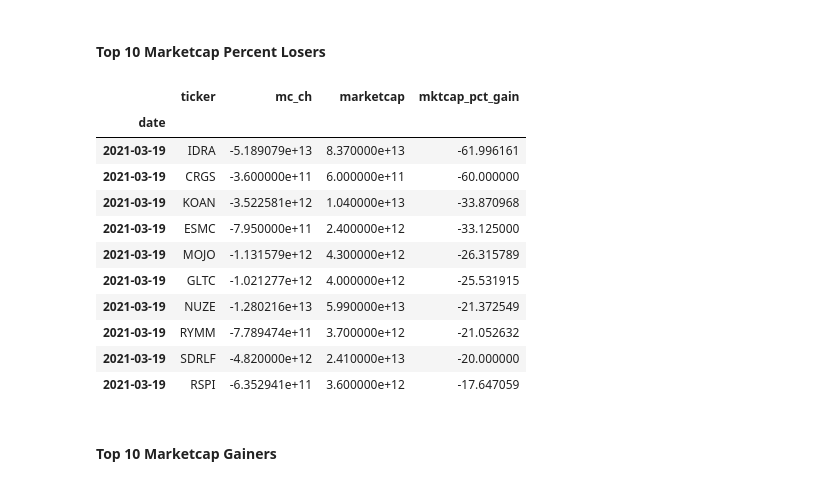
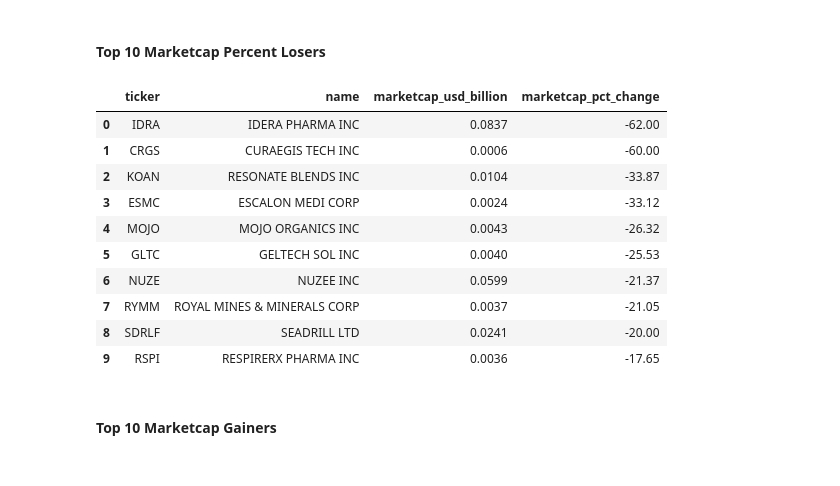
Before and after one commit to fidapco/notebooks, a Jupyter notebook: todays_market.ipynb, the cells around one changed output. Saved outputs shown, nothing was run; the diff lists cells and outputs as text; code cells hidden in the pictures.

```diff
--- a/todays_market.ipynb
+++ b/todays_market.ipynb
@@ -103,19 +96,19 @@ df_tickers[['ticker','mc_ch', 'marketcap','mktcap_pct_gain']].sort_values(by='mk
 # %% [markdown]
 #### Top 10 Marketcap Percent Losers
-# %%
-df_tickers[['ticker','mc_ch', 'marketcap','mktcap_pct_gain']].sort_values(by='mktcap_pct_gain').head(10)
-# %% [output]
-|  | ticker | mc_ch | marketcap | mktcap_pct_gain |
-| date |  |  |  |  |
-| 2021-03-19 | IDRA | -5.189079e+13 | 8.370000e+13 | -61.996161 |
-| 2021-03-19 | CRGS | -3.600000e+11 | 6.000000e+11 | -60.000000 |
-| 2021-03-19 | KOAN | -3.522581e+12 | 1.040000e+13 | -33.870968 |
-| 2021-03-19 | ESMC | -7.950000e+11 | 2.400000e+12 | -33.125000 |
-| 2021-03-19 | MOJO | -1.131579e+12 | 4.300000e+12 | -26.315789 |
-| 2021-03-19 | GLTC | -1.021277e+12 | 4.000000e+12 | -25.531915 |
-| 2021-03-19 | NUZE | -1.280216e+13 | 5.990000e+13 | -21.372549 |
-| 2021-03-19 | RYMM | -7.789474e+11 | 3.700000e+12 | -21.052632 |
-| 2021-03-19 | SDRLF | -4.820000e+12 | 2.410000e+13 | -20.000000 |
-| 2021-03-19 | RSPI | -6.352941e+11 | 3.600000e+12 | -17.647059 |
+# %%
+df_mc_pct_losers = fidap.sql("""SELECT "ticker", "name", "marketcap"/1e15 as "marketcap_usd_billion", ROUND(100*DIV0("mc_ch","marketcap"),2) as "marketcap_pct_change" FROM "FIDAP_DATA_SOURCES"."FIDAP_SCHEMA"."tickers" WHERE "marketcap" IS NOT NULL ORDER BY "marketcap_pct_change" ASC LIMIT 10;""")
+df_mc_pct_losers
+# %% [output]
+|  | ticker | name | marketcap_usd_billion | marketcap_pct_change |
+| 0 | IDRA | IDERA PHARMA INC | 0.0837 | -62.00 |
+| 1 | CRGS | CURAEGIS TECH INC | 0.0006 | -60.00 |
+| 2 | KOAN | RESONATE BLENDS INC | 0.0104 | -33.87 |
+| 3 | ESMC | ESCALON MEDI CORP | 0.0024 | -33.12 |
+| 4 | MOJO | MOJO ORGANICS INC | 0.0043 | -26.32 |
+| 5 | GLTC | GELTECH SOL INC | 0.0040 | -25.53 |
+| 6 | NUZE | NUZEE INC | 0.0599 | -21.37 |
+| 7 | RYMM | ROYAL MINES & MINERALS CORP | 0.0037 | -21.05 |
+| 8 | SDRLF | SEADRILL LTD | 0.0241 | -20.00 |
+| 9 | RSPI | RESPIRERX PHARMA INC | 0.0036 | -17.65 |
 # %% [markdown]
 #### Top 10 Marketcap Gainers
```
Also changed, not shown: parts of 20 cells of this notebook.
